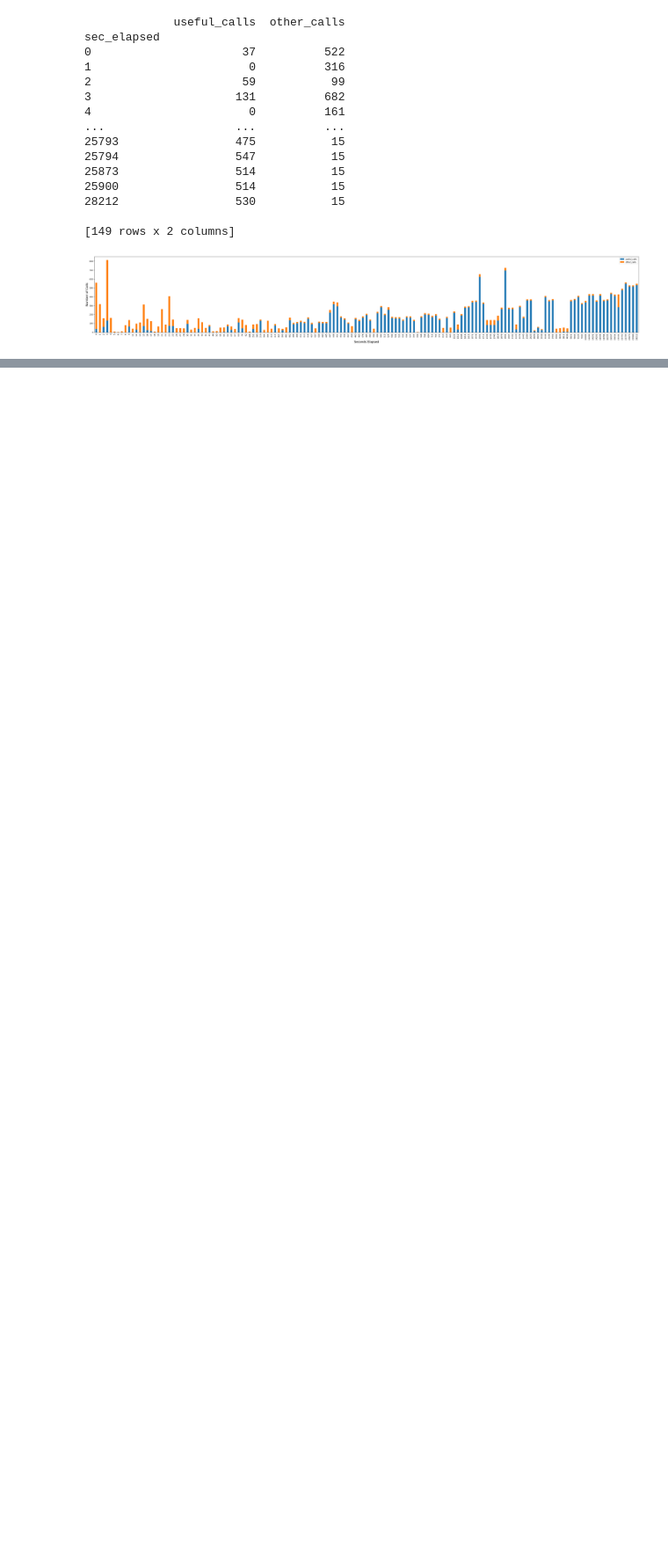
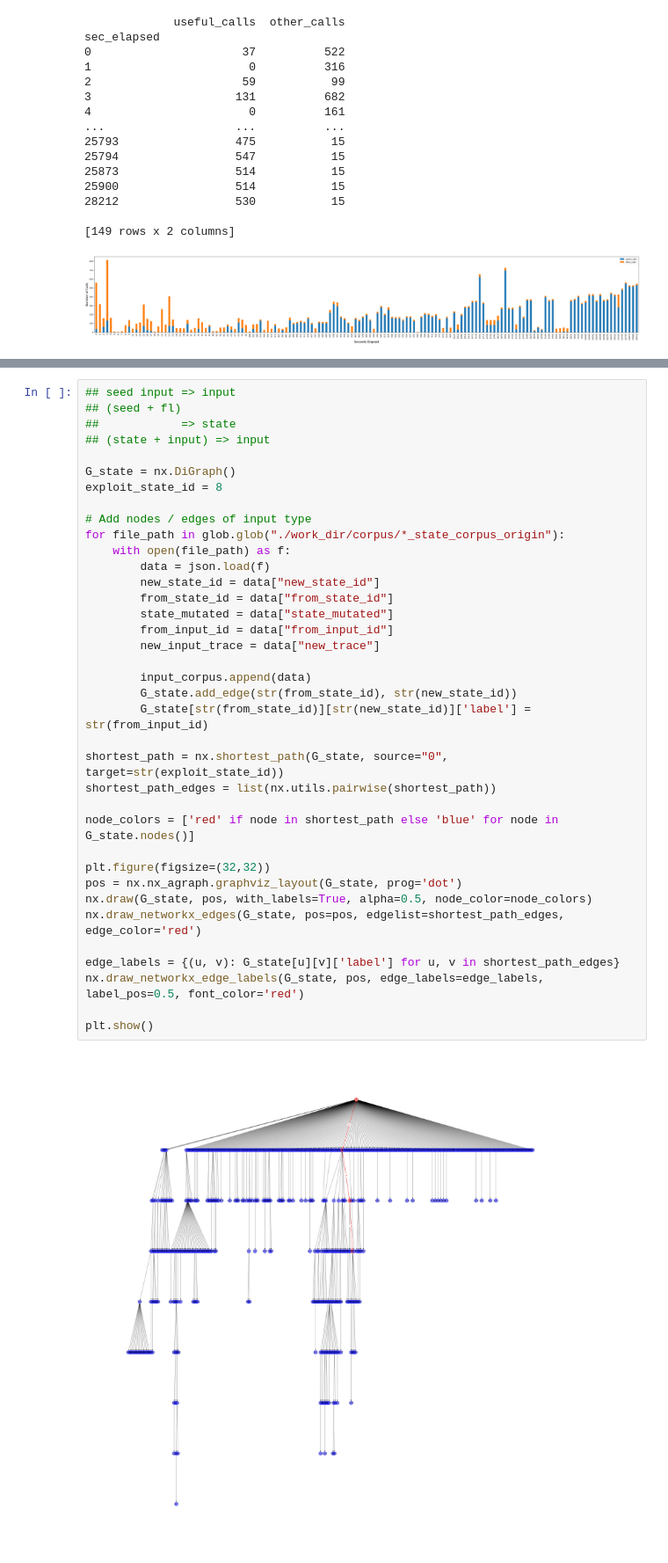
Before and after one commit to Siriussee/ityfuzz, a Jupyter notebook: api_sequence_analysis.ipynb, the cells around one changed output, grey strips where cells are left out. Shown at 88% size. Saved outputs shown, nothing was run; the diff lists cells and outputs as text; blank space fills up the shorter version.

```diff
--- a/api_sequence_analysis.ipynb
+++ b/api_sequence_analysis.ipynb
@@ -329,0 +293,39 @@ print(list_a)
+# %%
+## seed input => input
+## (seed + fl)
+##            => state
+## (state + input) => input
+
+G_state = nx.DiGraph()
+exploit_state_id = 8
+
+# Add nodes / edges of input type
+for file_path in glob.glob("./work_dir/corpus/*_state_corpus_origin"):
+    with open(file_path) as f:
+        data = json.load(f)
+        new_state_id = data["new_state_id"]
+        from_state_id = data["from_state_id"]
+        state_mutated = data["state_mutated"]
+        from_input_id = data["from_input_id"]
+        new_input_trace = data["new_trace"]
+
+        input_corpus.append(data)
+        G_state.add_edge(str(from_state_id), str(new_state_id))
+        G_state[str(from_state_id)][str(new_state_id)]['label'] = str(from_input_id)
+
+shortest_path = nx.shortest_path(G_state, source="0", target=str(exploit_state_id))
+shortest_path_edges = list(nx.utils.pairwise(shortest_path))
+
+node_colors = ['red' if node in shortest_path else 'blue' for node in G_state.nodes()]
+
+plt.figure(figsize=(32,32))
+pos = nx.nx_agraph.graphviz_layout(G_state, prog='dot')
+nx.draw(G_state, pos, with_labels=True, alpha=0.5, node_color=node_colors)
+nx.draw_networkx_edges(G_state, pos=pos, edgelist=shortest_path_edges, edge_color='red')
+
+edge_labels = {(u, v): G_state[u][v]['label'] for u, v in shortest_path_edges}
+nx.draw_networkx_edge_labels(G_state, pos, edge_labels=edge_labels, label_pos=0.5, font_color='red')
+
+plt.show()
+# %% [output]
+[figure, added]
```
Also changed, not shown: parts of 6 cells of this notebook, 3 other files.
